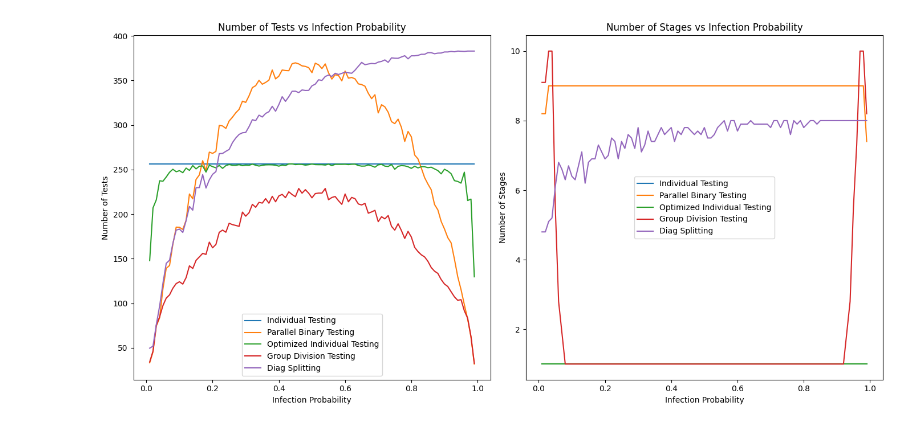
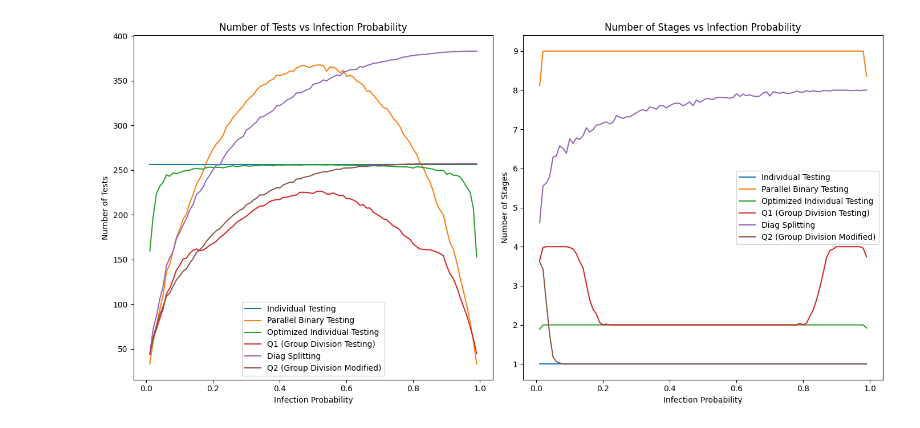
Before and after one commit to utk7arsh/Adaptive-testing-for-infection-spread, a Jupyter notebook: ECE134Project.ipynb, the cells around one changed output. Drawn from its saved outputs; the diff is of its cells as text; code cells hidden in the pictures.

```diff
--- a/ECE134Project.ipynb
+++ b/ECE134Project.ipynb
@@ -44,7 +112,7 @@ print_subarrays(infected_individuals, N, M)
 np.random.seed(42)
 
 # Number of simulations to average over
-num_simulations = 10
+num_simulations = 100
 
 # Initialize lists to store results
 infection_probs = np.arange(0.01, 1, 0.01)
@@ -53,12 +121,14 @@ parallel_binary_tests_list = []
 optimized_individual_tests_list = []
 group_division_tests_list = []
 diag_splitting_tests_list = []
+q2_group_division_tests_list = []
 
 individual_stages_list = []
 parallel_binary_stages_list = []
 optimized_individual_stages_list = []
 group_division_stages_list = []
 diag_splitting_stages_list = []
+q2_group_division_stages_list = []
 
 # Iterate over infection probabilities
 for p in infection_probs:
@@ -67,12 +137,14 @@ for p in infection_probs:
     optimized_individual_tests_avg = 0
     group_division_tests_avg = 0
     diag_splitting_tests_avg = 0
+    q2_group_division_tests_avg = 0
 
     individual_stages_avg = 0
     parallel_binary_stages_avg = 0
     optimized_individual_stages_avg = 0
     group_division_stages_avg = 0
     diag_splitting_stages_avg = 0
+    q2_group_division_stages_avg = 0
 
     for _ in range(num_simulations):  # Average over num_simulations tests
         array = np.random.choice([0, 1], size=256, p=[1 - p, p])
@@ -82,58 +154,65 @@ for p in infection_probs:
         optimized_individual_tests, optimized_individual_stages = optimized_individual_testing(array)
         group_division_tests, group_division_stages = group_division_testing(array)
         diag_splitting_tests, diag_splitting_stages = diag_splitting(array)
+        q2_group_division_tests, q2_group_division_stages = group_division_testing_T2(array)
 
         individual_tests_avg += individual_tests
         parallel_binary_tests_avg += parallel_binary_tests
         optimized_individual_tests_avg += optimized_individual_tests
         group_division_tests_avg += group_division_tests
         diag_splitting_tests_avg += diag_splitting_tests
+        q2_group_division_tests_avg += q2_group_division_tests
 
         individual_stages_avg += individual_stages
         parallel_binary_stages_avg += parallel_binary_stages
         optimized_individual_stages_avg += optimized_individual_stages
         group_division_stages_avg += group_division_stages
         diag_splitting_stages_avg += diag_splitting_stages
+        q2_group_division_stages_avg += q2_group_division_stages
 
     individual_tests_list.append(individual_tests_avg / num_simulations)
     parallel_binary_tests_list.append(parallel_binary_tests_avg / num_simulations)
     optimized_individual_tests_list.append(optimized_individual_tests_avg / num_simulations)
     group_division_tests_list.append(group_division_tests_avg / num_simulations)
     diag_splitting_tests_list.append(diag_splitting_tests_avg / num_simulations)
+    q2_group_division_tests_list.append(q2_group_division_tests_avg / num_simulations)
 
     individual_stages_list.append(individual_stages_avg / num_simulations)
     parallel_binary_stages_list.append(parallel_binary_stages_avg / num_simulations)
     optimized_individual_stages_list.append(optimized_individual_stages_avg / num_simulations)
     group_division_stages_list.append(group_division_stages_avg / num_simulations)
     diag_splitting_stages_list.append(diag_splitting_stages_avg / num_simulations)
+    q2_group_division_stages_list.append(q2_group_division_stages_avg / num_simulations)
 
 # Plotting the number of tests
 plt.figure(figsize=(14, 7))
 
 plt.subplot(1, 2, 1)
 plt.plot(infection_probs, individual_tests_list, label='Individual Testing')
 plt.plot(infection_probs, parallel_binary_tests_list, label='Parallel Binary Testing')
 plt.plot(infection_probs, optimized_individual_tests_list, label='Optimized Individual Testing')
-plt.plot(infection_probs, group_division_tests_list, label='Group Division Testing')
+plt.plot(infection_probs, group_division_tests_list, label='Q1 (Group Division Testing)')
 plt.plot(infection_probs, diag_splitting_tests_list, label='Diag Splitting')
+plt.plot(infection_probs, q2_group_division_tests_list, label='Q2 (Group Division Modified)')
 plt.xlabel('Infection Probability')
 plt.ylabel('Number of Tests')
 plt.title('Number of Tests vs Infection Probability')
 plt.legend()
 
 # Plotting the number of stages
 plt.subplot(1, 2, 2)
 plt.plot(infection_probs, individual_stages_list, label='Individual Testing')
 plt.plot(infection_probs, parallel_binary_stages_list, label='Parallel Binary Testing')
 plt.plot(infection_probs, optimized_individual_stages_list, label='Optimized Individual Testing')
-plt.plot(infection_probs, group_division_stages_list, label='Group Division Testing')
+plt.plot(infection_probs, group_division_stages_list, label='Q1 (Group Division Testing)')
 plt.plot(infection_probs, diag_splitting_stages_list, label='Diag Splitting')
+plt.plot(infection_probs, q2_group_division_stages_list, label='Q2 (Group Division Modified)')
 plt.xlabel('Infection Probability')
 plt.ylabel('Number of Stages')
 plt.title('Number of Stages vs Infection Probability')
 plt.legend()
 
 plt.tight_layout()
 plt.show()
 # %% [output]
-[figure, old version]
+[figure, new version]
```
Also changed, not shown: parts of 17 cells of this notebook, 1 other file.
